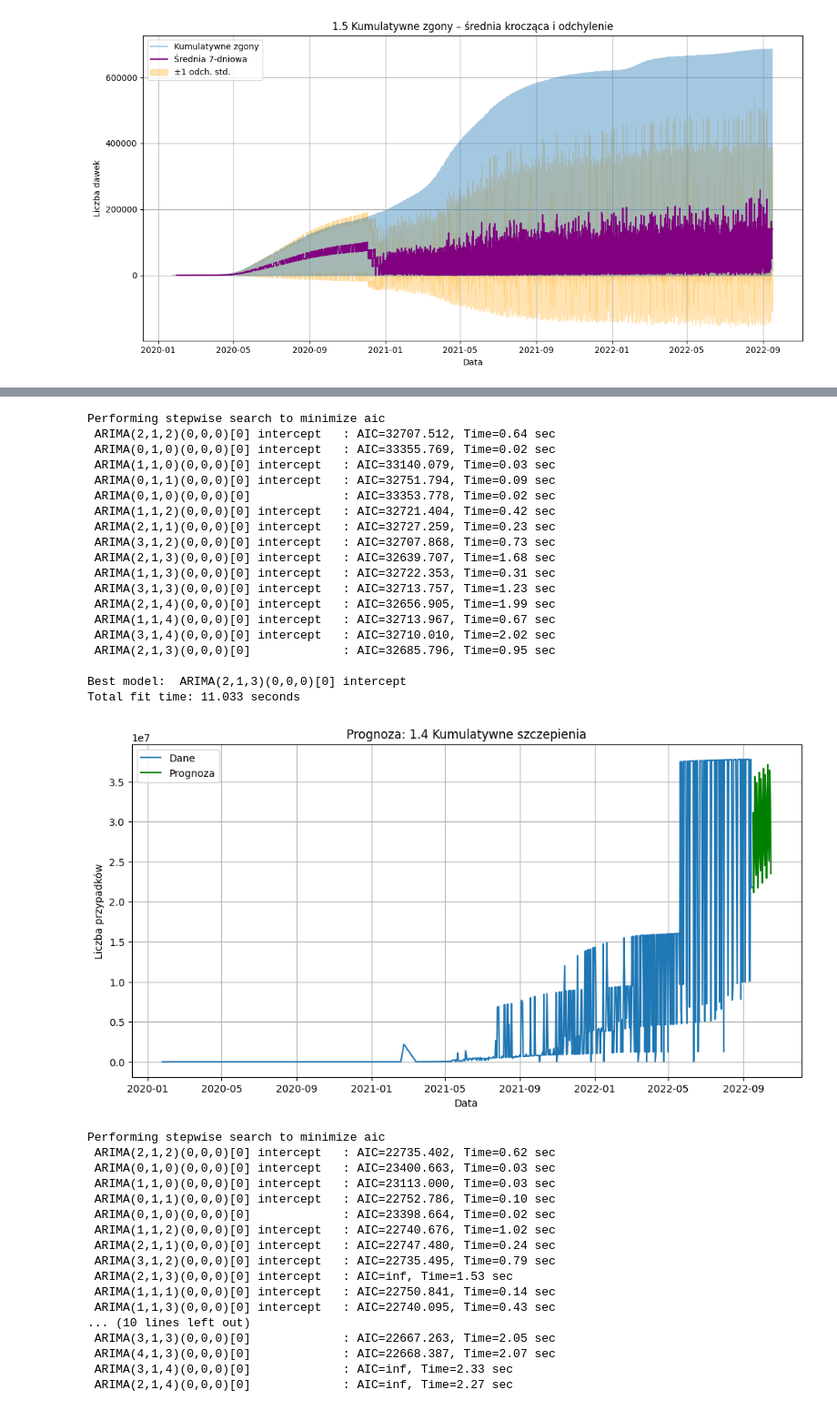
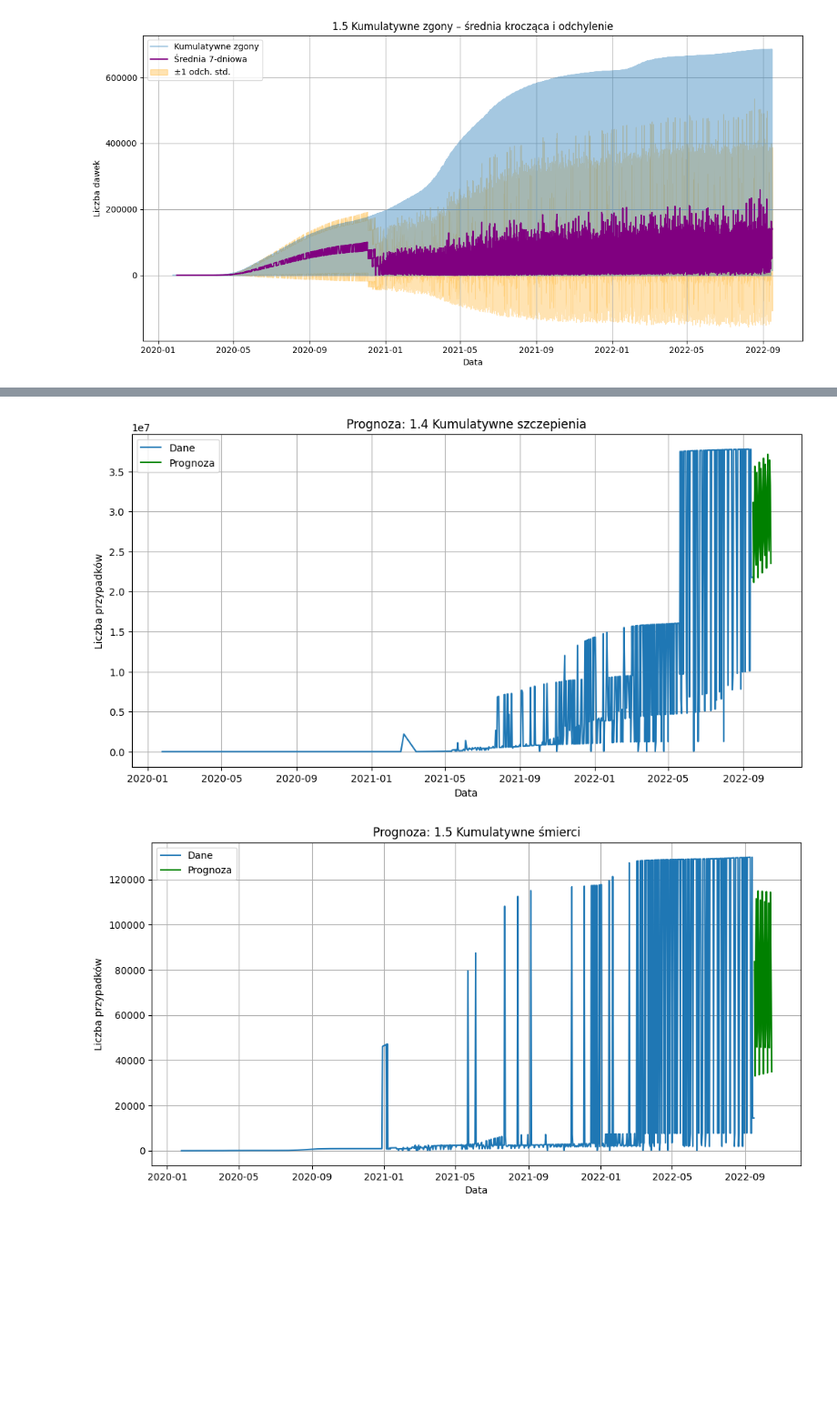
Before and after one commit to kasiap556/bigdata, a Jupyter notebook: main.ipynb, the cells around one changed output, grey strips where cells are left out. Shown at 91% size. Cells and saved outputs as stored; diff of their text form; code cells hidden in the pictures; blank space fills up the shorter version.

Commit message:
auto_arima parameters changed

```diff
--- a/main.ipynb
+++ b/main.ipynb
@@ -175,10 +175,10 @@ warnings.filterwarnings("ignore")
 df = pd.read_csv("poziom1.csv", parse_dates=["date"])
 df['new_vaccine_doses_administered'] = df['new_vaccine_doses_administered'].interpolate()
 
-if df['new_vaccine_doses_administered'].isnull().sum() > 0:
-    print(f"Po interpolacji nadal są NaN w kolumnie: {df['new_vaccine_doses_administered'].isnull().sum()}")
-else:
-    print("Brak NaN po interpolacji.")
+# if df['new_vaccine_doses_administered'].isnull().sum() > 0:
+#     print(f"Nadal są NaN w kolumnie: {df['new_vaccine_doses_administered'].isnull().sum()}")
+# else:
+#     print("Brak NaN")
 
 
 df = df.drop_duplicates(subset="date")
@@ -202,7 +202,7 @@ for column, title in series_list.items():
     series = df[column].interpolate()
 
     try:
-        model = auto_arima(series, seasonal=False, stepwise=True, trace=True)
+        model = auto_arima(series, seasonal=True, stepwise=True, trace=False) #AutoRegressive Integrated Moving Average
         # model_fit = model.fit()
         # forecast = model_fit.forecast(steps=30)
         forecast = model.predict(n_periods=30)
@@ -278,41 +226,6 @@ Total fit time: 3.819 seconds
 [figure]
-Performing stepwise search to minimize aic
- ARIMA(2,1,2)(0,0,0)[0] intercept   : AIC=32707.512, Time=0.64 sec
- ARIMA(0,1,0)(0,0,0)[0] intercept   : AIC=33355.769, Time=0.02 sec
- ARIMA(1,1,0)(0,0,0)[0] intercept   : AIC=33140.079, Time=0.03 sec
- ARIMA(0,1,1)(0,0,0)[0] intercept   : AIC=32751.794, Time=0.09 sec
- ARIMA(0,1,0)(0,0,0)[0]             : AIC=33353.778, Time=0.02 sec
- ARIMA(1,1,2)(0,0,0)[0] intercept   : AIC=32721.404, Time=0.42 sec
- ARIMA(2,1,1)(0,0,0)[0] intercept   : AIC=32727.259, Time=0.23 sec
- ARIMA(3,1,2)(0,0,0)[0] intercept   : AIC=32707.868, Time=0.73 sec
- ARIMA(2,1,3)(0,0,0)[0] intercept   : AIC=32639.707, Time=1.68 sec
- ARIMA(1,1,3)(0,0,0)[0] intercept   : AIC=32722.353, Time=0.31 sec
- ARIMA(3,1,3)(0,0,0)[0] intercept   : AIC=32713.757, Time=1.23 sec
- ARIMA(2,1,4)(0,0,0)[0] intercept   : AIC=32656.905, Time=1.99 sec
- ARIMA(1,1,4)(0,0,0)[0] intercept   : AIC=32713.967, Time=0.67 sec
- ARIMA(3,1,4)(0,0,0)[0] intercept   : AIC=32710.010, Time=2.02 sec
- ARIMA(2,1,3)(0,0,0)[0]             : AIC=32685.796, Time=0.95 sec
-
-Best model:  ARIMA(2,1,3)(0,0,0)[0] intercept
-Total fit time: 11.033 seconds
 [figure]
-Performing stepwise search to minimize aic
- ARIMA(2,1,2)(0,0,0)[0] intercept   : AIC=22735.402, Time=0.62 sec
- ARIMA(0,1,0)(0,0,0)[0] intercept   : AIC=23400.663, Time=0.03 sec
- ARIMA(1,1,0)(0,0,0)[0] intercept   : AIC=23113.000, Time=0.03 sec
- ARIMA(0,1,1)(0,0,0)[0] intercept   : AIC=22752.786, Time=0.10 sec
- ARIMA(0,1,0)(0,0,0)[0]             : AIC=23398.664, Time=0.02 sec
- ARIMA(1,1,2)(0,0,0)[0] intercept   : AIC=22740.676, Time=1.02 sec
- ARIMA(2,1,1)(0,0,0)[0] intercept   : AIC=22747.480, Time=0.24 sec
- ARIMA(3,1,2)(0,0,0)[0] intercept   : AIC=22735.495, Time=0.79 sec
- ARIMA(2,1,3)(0,0,0)[0] intercept   : AIC=inf, Time=1.53 sec
- ARIMA(1,1,1)(0,0,0)[0] intercept   : AIC=22750.841, Time=0.14 sec
- ARIMA(1,1,3)(0,0,0)[0] intercept   : AIC=22740.095, Time=0.43 sec
-... (10 lines left out)
- ARIMA(3,1,3)(0,0,0)[0]             : AIC=22667.263, Time=2.05 sec
- ARIMA(4,1,3)(0,0,0)[0]             : AIC=22668.387, Time=2.07 sec
- ARIMA(3,1,4)(0,0,0)[0]             : AIC=inf, Time=2.33 sec
- ARIMA(2,1,4)(0,0,0)[0]             : AIC=inf, Time=2.27 sec
+[figure, added]
 # %%
 df = pd.read_csv('poziom1.csv')
 df = df.sort_values('date')
```
Also changed, not shown: parts of 1 cell of this notebook.
